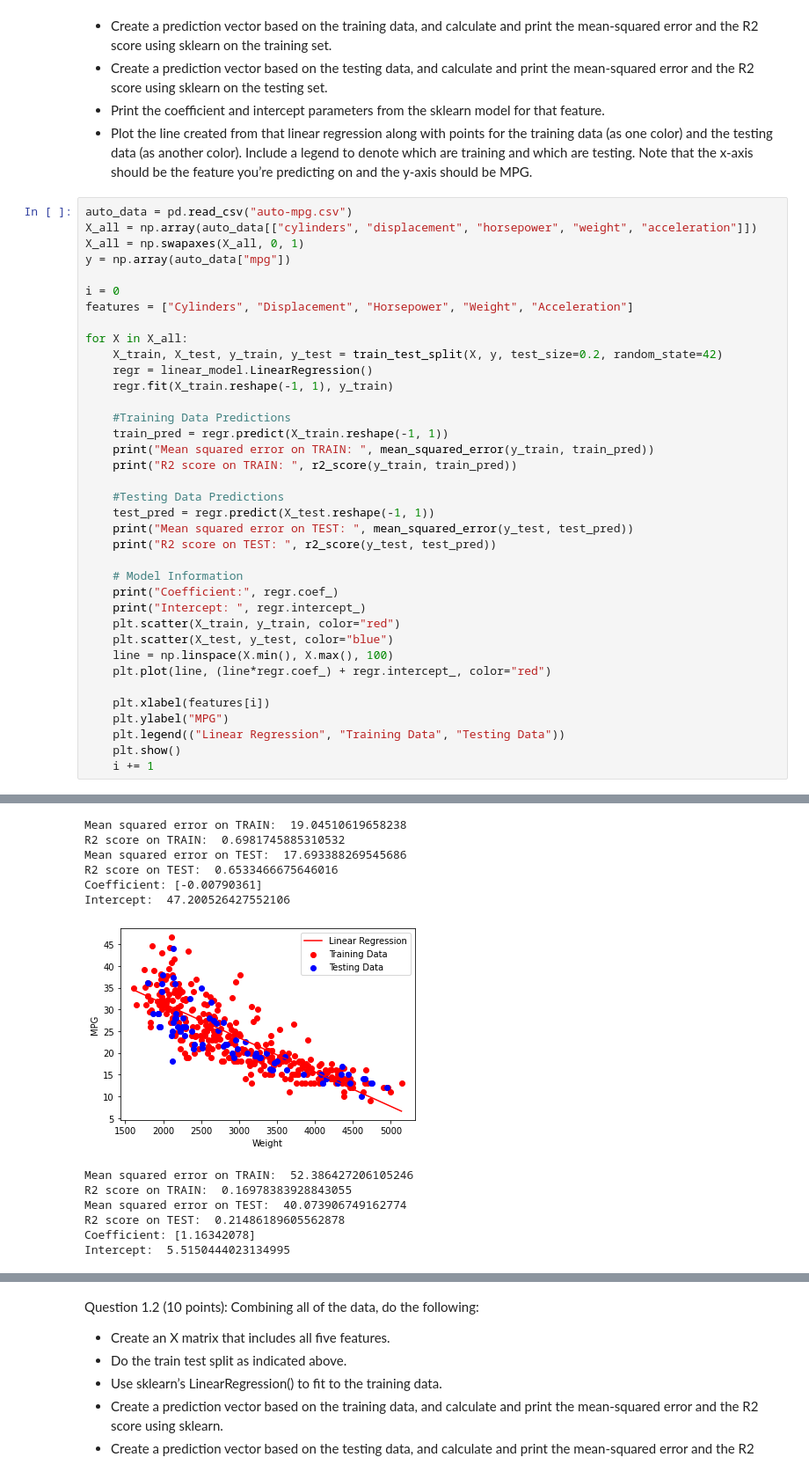
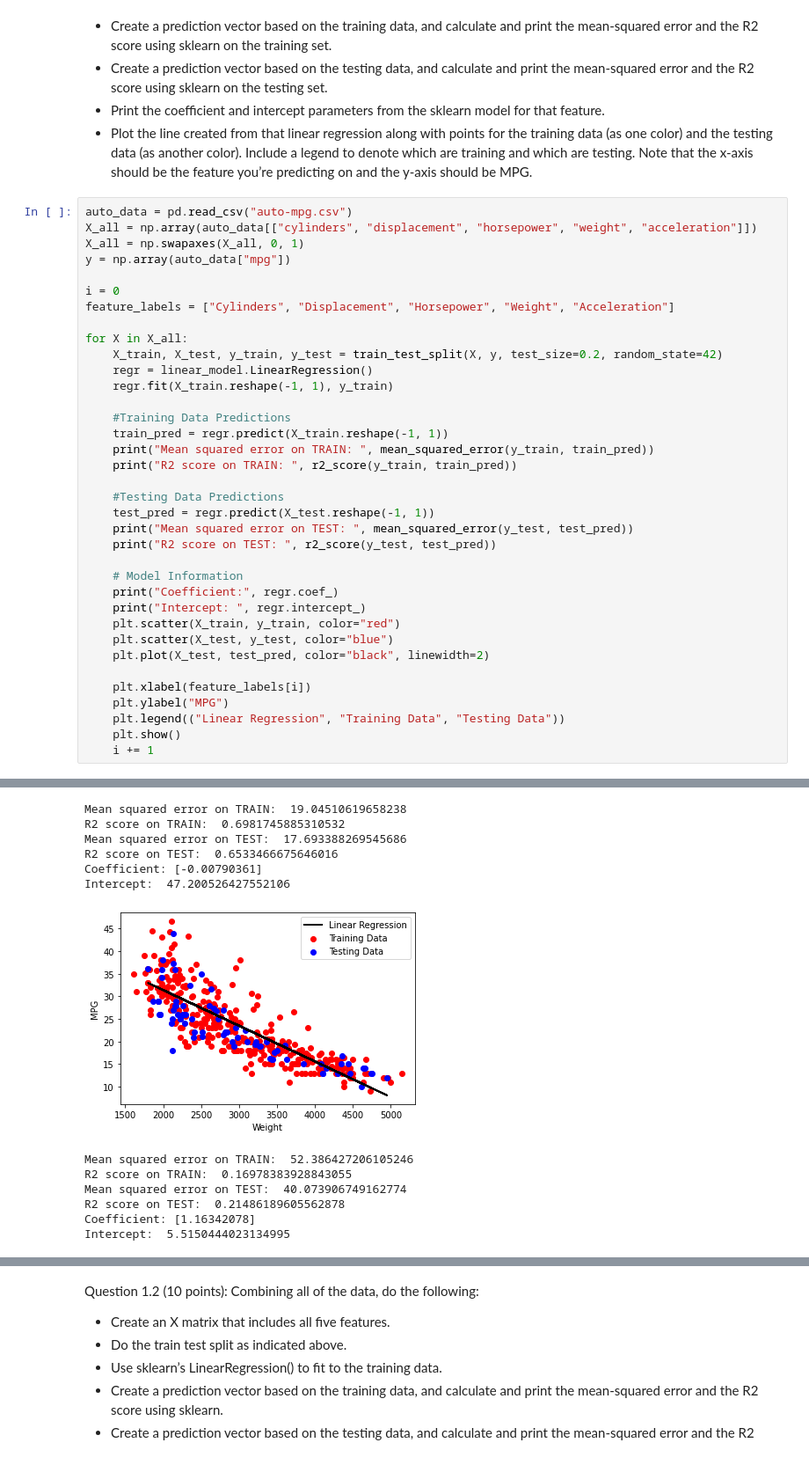
Before and after one commit to sarhuang/cosc425, a Jupyter notebook: Lab4/lab4_part1.ipynb, the cells around one changed output, grey strips where cells are left out. Shown at 88% size. Saved outputs shown, nothing was run; the diff lists cells and outputs as text.

```diff
--- a/Lab4/lab4_part1.ipynb
+++ b/Lab4/lab4_part1.ipynb
@@ -37,7 +37,7 @@ X_all = np.swapaxes(X_all, 0, 1)
 y = np.array(auto_data["mpg"])
 
 i = 0
-features = ["Cylinders", "Displacement", "Horsepower", "Weight", "Acceleration"]
+feature_labels = ["Cylinders", "Displacement", "Horsepower", "Weight", "Acceleration"]
 
 for X in X_all:
     X_train, X_test, y_train, y_test = train_test_split(X, y, test_size=0.2, random_state=42)
@@ -59,10 +59,9 @@ for X in X_all:
     print("Intercept: ", regr.intercept_)
     plt.scatter(X_train, y_train, color="red")
     plt.scatter(X_test, y_test, color="blue")
-    line = np.linspace(X.min(), X.max(), 100)
-    plt.plot(line, (line*regr.coef_) + regr.intercept_, color="red")
+    plt.plot(X_test, test_pred, color="black", linewidth=2)
 
-    plt.xlabel(features[i])
+    plt.xlabel(feature_labels[i])
     plt.ylabel("MPG")
     plt.legend(("Linear Regression", "Training Data", "Testing Data"))
     plt.show()
@@ -92,10 +91,10 @@ Intercept:  40.606097600118346
 Mean squared error on TRAIN:  19.04510619658238
 R2 score on TRAIN:  0.6981745885310532
 Mean squared error on TEST:  17.693388269545686
 R2 score on TEST:  0.6533466675646016
 Coefficient: [-0.00790361]
 Intercept:  47.200526427552106
-[figure, old version]
+[figure, new version]
 Mean squared error on TRAIN:  52.386427206105246
 R2 score on TRAIN:  0.16978383928843055
 Mean squared error on TEST:  40.073906749162774
```
Also changed, not shown: parts of 2 cells of this notebook.
